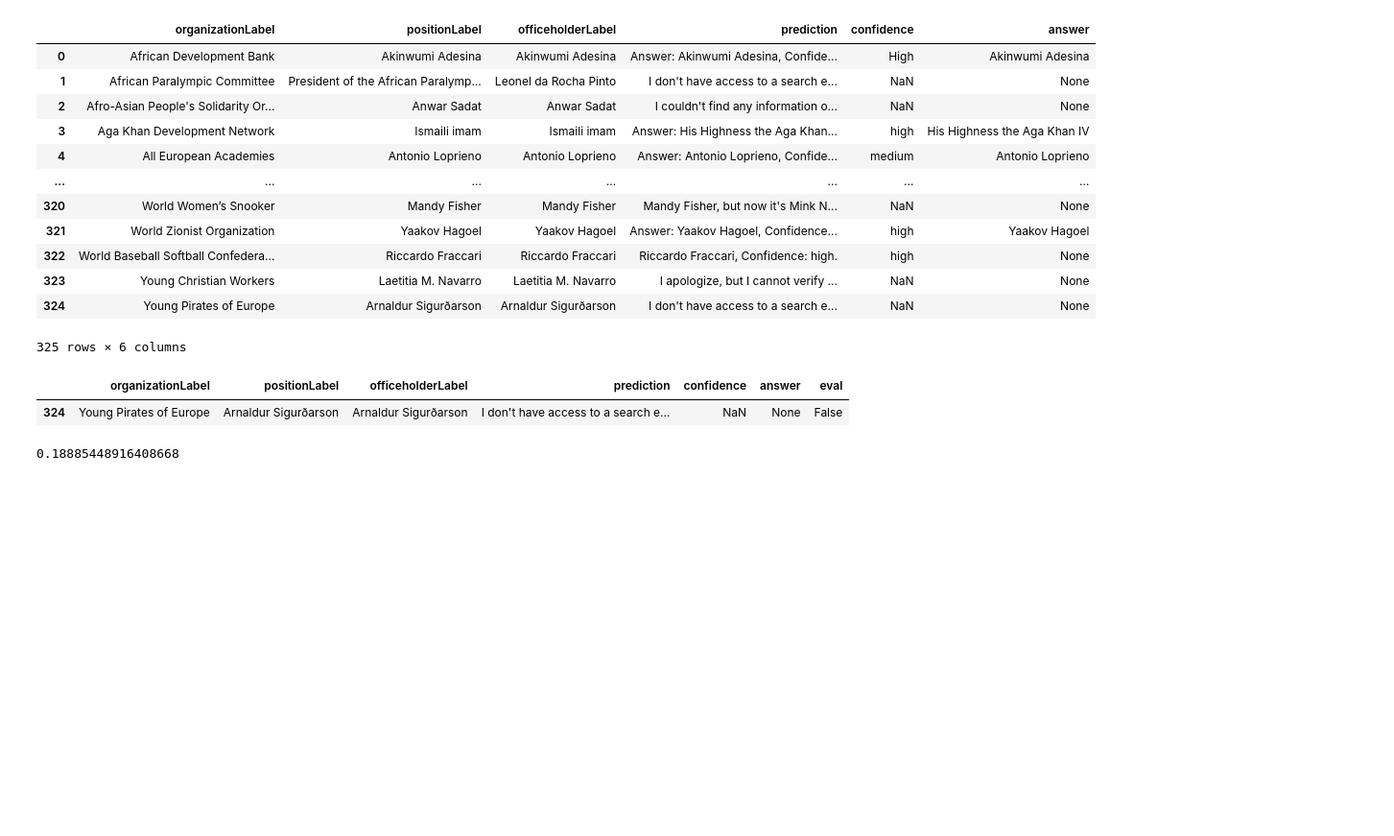
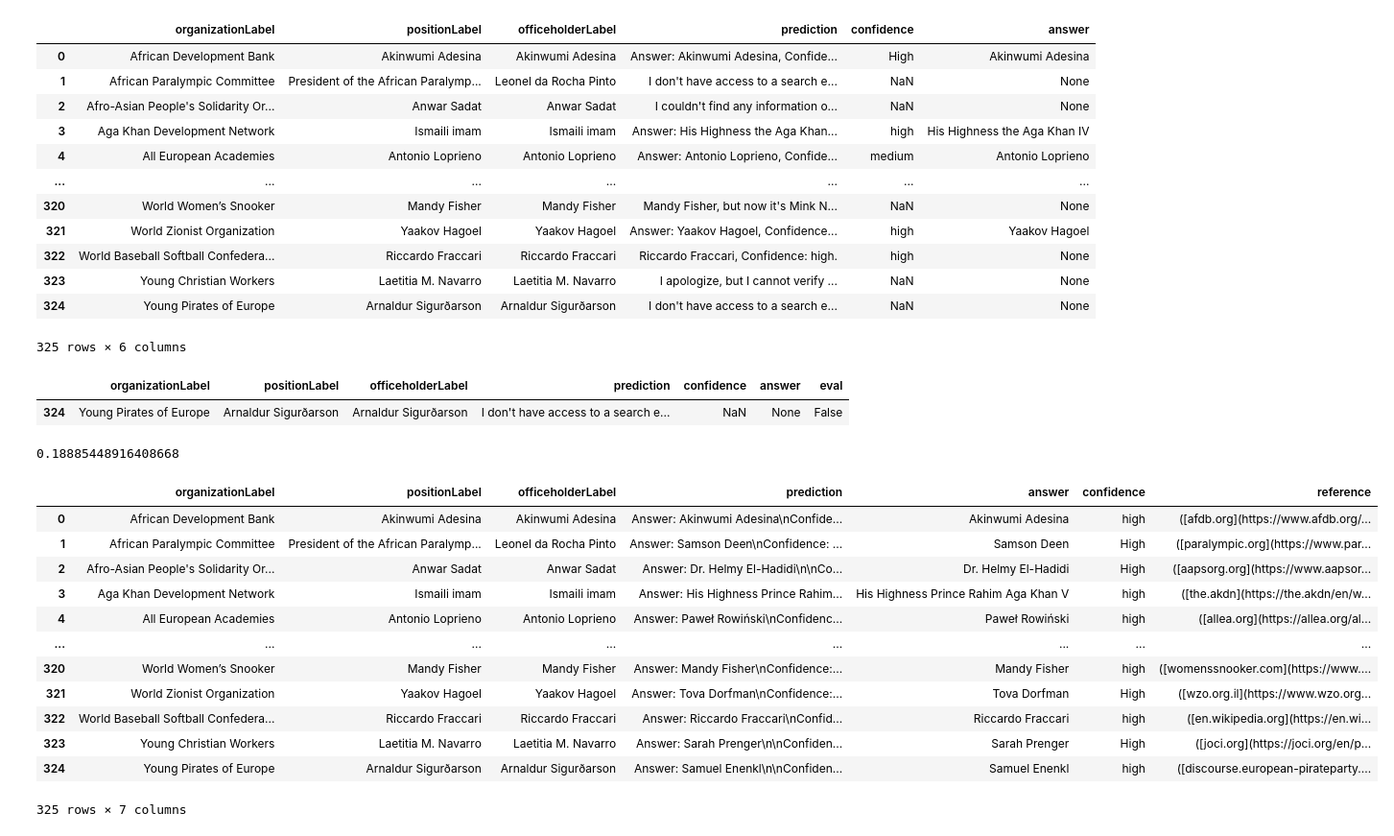
Before and after one commit to amal-gader/autovu-kg, a Jupyter notebook: autovu.ipynb, the cells around one changed output. Shown at 96% size. Drawn from its saved outputs; the diff is of its cells as text; code cells hidden in the pictures; blank space fills up the shorter version.

```diff
--- a/autovu.ipynb
+++ b/autovu.ipynb
@@ -1140,3 +1140,42 @@ df = pd.read_csv("international_organizations_leadership_31-03_results_llama_no_
 df['eval'].mean()
 # %% [output]
 0.18885448916408668
+# %%
+import pandas as pd
+
+df = pd.read_csv("international_organizations_leadership_31-03_results_gpt.csv")
+# %%
+import pandas as pd
+import re
+
+def extract_fields(text):
+    pattern = (
+        r"Answer:\s*(?P<answer>.*?)\s*"
+        r"Confidence:\s*(?P<confidence>.*?)\s*"
+        r"Reference:\s*(?P<reference>.*?)\s*$"
+    )
+    match = re.search(pattern, text, re.DOTALL)
+    if match:
+        return match.group("answer"), match.group("confidence"), match.group("reference")
+    else:
+        return None, None, None
+
+df[['answer', 'confidence', 'reference']] = df['prediction'].astype(str).apply(
+    lambda x: pd.Series(extract_fields(x))
+)
+# %%
+df
+# %% [output]
+|  | organizationLabel | positionLabel | officeholderLabel | prediction | answer | confidence | reference |
+| 0 | African Development Bank | Akinwumi Adesina | Akinwumi Adesina | Answer: Akinwumi Adesina\nConfide... | Akinwumi Adesina | high | ([afdb.org](https://www.afdb.org/... |
+| 1 | African Paralympic Committee | President of the African Paralymp... | Leonel da Rocha Pinto | Answer: Samson Deen\nConfidence: ... | Samson Deen | High | ([paralympic.org](https://www.par... |
+| 2 | Afro-Asian People's Solidarity Or... | Anwar Sadat | Anwar Sadat | Answer: Dr. Helmy El-Hadidi\n\nCo... | Dr. Helmy El-Hadidi | High | ([aapsorg.org](https://www.aapsor... |
+| 3 | Aga Khan Development Network | Ismaili imam | Ismaili imam | Answer: His Highness Prince Rahim... | His Highness Prince Rahim Aga Khan V | high | ([the.akdn](https://the.akdn/en/w... |
+| 4 | All European Academies | Antonio Loprieno | Antonio Loprieno | Answer: Paweł Rowiński\nConfidenc... | Paweł Rowiński | high | ([allea.org](https://allea.org/al... |
+| ... | ... | ... | ... | ... | ... | ... | ... |
+| 320 | World Women’s Snooker | Mandy Fisher | Mandy Fisher | Answer: Mandy Fisher\nConfidence:... | Mandy Fisher | high | ([womenssnooker.com](https://www.... |
+| 321 | World Zionist Organization | Yaakov Hagoel | Yaakov Hagoel | Answer: Tova Dorfman\nConfidence:... | Tova Dorfman | High | ([wzo.org.il](https://www.wzo.org... |
+| 322 | World Baseball Softball Confedera... | Riccardo Fraccari | Riccardo Fraccari | Answer: Riccardo Fraccari\nConfid... | Riccardo Fraccari | high | ([en.wikipedia.org](https://en.wi... |
+| 323 | Young Christian Workers | Laetitia M. Navarro | Laetitia M. Navarro | Answer: Sarah Prenger\n\nConfiden... | Sarah Prenger | High | ([joci.org](https://joci.org/en/p... |
+| 324 | Young Pirates of Europe | Arnaldur Sigurðarson | Arnaldur Sigurðarson | Answer: Samuel Enenkl\n\nConfiden... | Samuel Enenkl | high | ([discourse.european-pirateparty.... |
+325 rows × 7 columns
```
Also changed, not shown: parts of 28 cells of this notebook, 17 other files.
